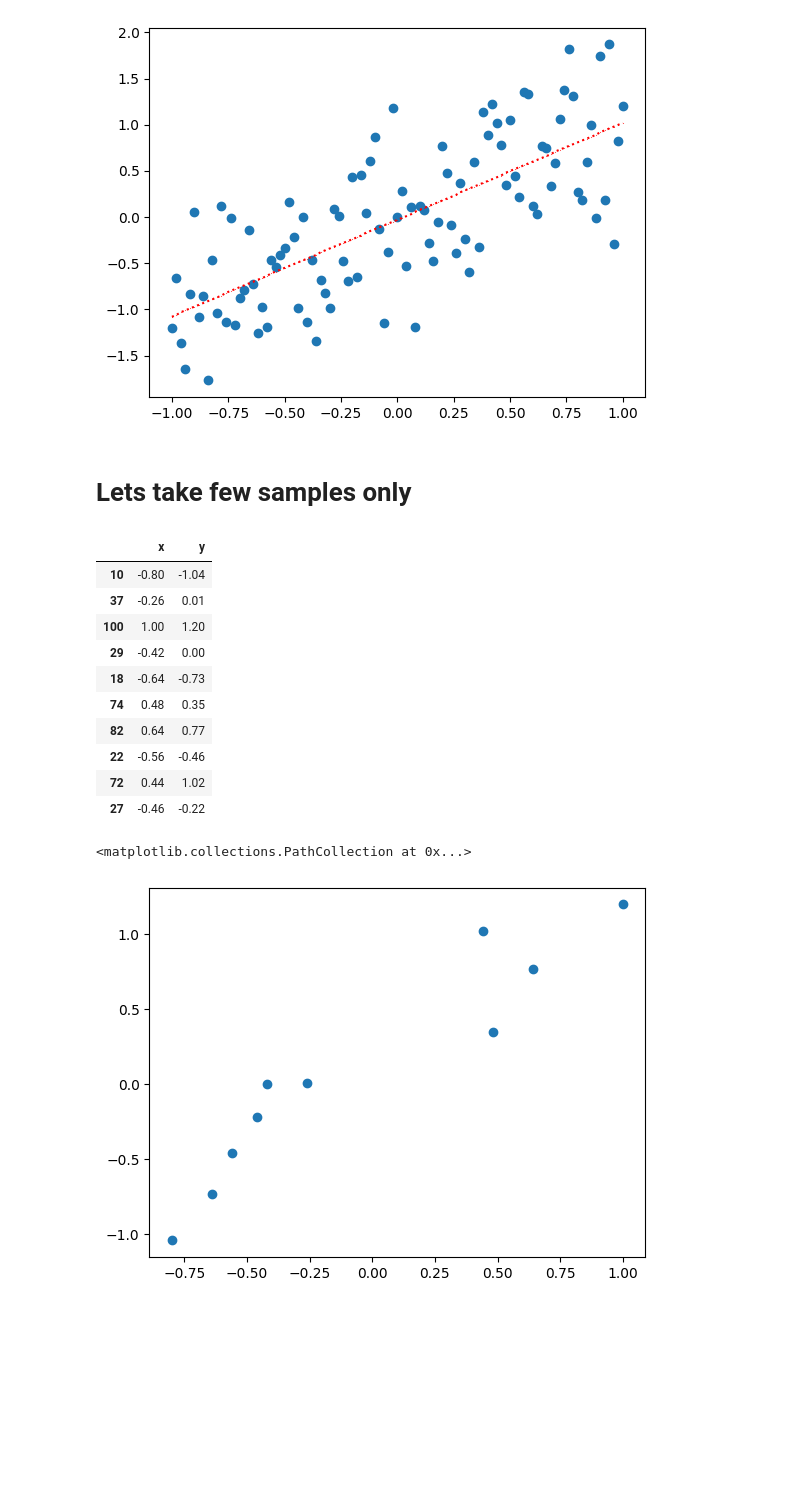
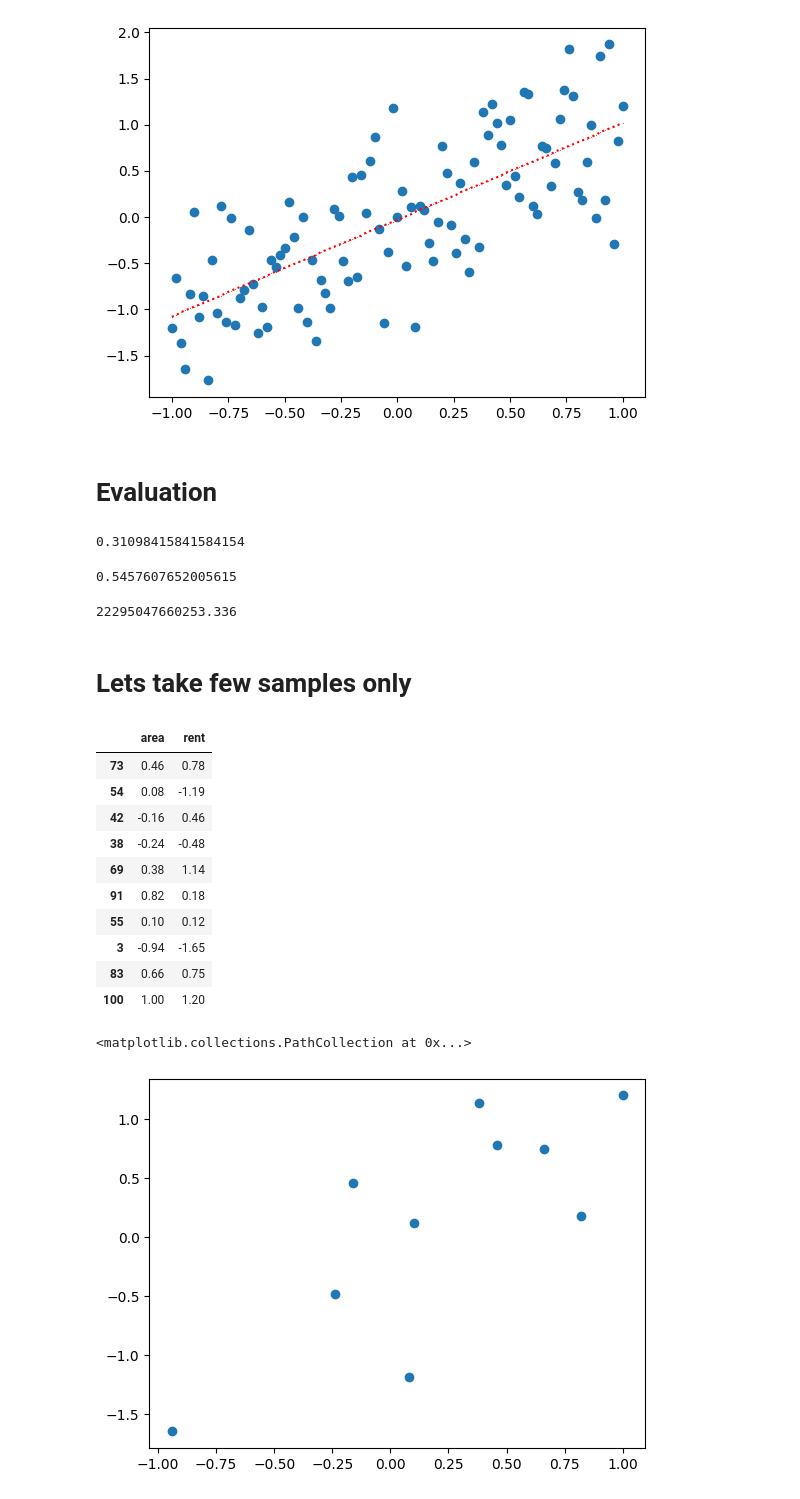
Before and after one commit to syedmahmoodiagents/gct, a Jupyter notebook: 26July/Modelling.ipynb, the cells around one changed output. Saved outputs shown, nothing was run; the diff lists cells and outputs as text; code cells hidden in the pictures; blank space fills up the shorter version.

```diff
--- a/26July/Modelling.ipynb
+++ b/26July/Modelling.ipynb
@@ -23 +7,3 @@ df
+# %%
+df.rename(columns={'x': 'area', 'y': 'rent'}, inplace=True)
 # %%
@@ -82,3 +68,5 @@ plt.plot(df['x'], yp, '*r:', ms=0.1)
 # %% [output]
 [<matplotlib.lines.Line2D at 0x...>]
 [figure]
+# %% [markdown]
+# Evaluation
@@ -85,3 +75,15 @@ plt.plot(df['x'], yp, '*r:', ms=0.1)
+# %%
+mean_squared_error(y, yp)
+# %% [output]
+0.31098415841584154
+# %%
+r2_score(y, yp)
+# %% [output]
+0.5457607652005615
+# %%
+mean_absolute_percentage_error(y, yp)
+# %% [output]
+22295047660253.336
 # %% [markdown]
 # Lets take few samples only
 # %%
@@ -89,19 +91,19 @@ newdf = df.sample(10)
 # %%
 newdf
 # %% [output]
-|  | x | y |
-| 10 | -0.80 | -1.04 |
-| 37 | -0.26 | 0.01 |
+|  | area | rent |
+| 73 | 0.46 | 0.78 |
+| 54 | 0.08 | -1.19 |
+| 42 | -0.16 | 0.46 |
+| 38 | -0.24 | -0.48 |
+| 69 | 0.38 | 1.14 |
+| 91 | 0.82 | 0.18 |
+| 55 | 0.10 | 0.12 |
+| 3 | -0.94 | -1.65 |
+| 83 | 0.66 | 0.75 |
 | 100 | 1.00 | 1.20 |
-| 29 | -0.42 | 0.00 |
-| 18 | -0.64 | -0.73 |
-| 74 | 0.48 | 0.35 |
-| 82 | 0.64 | 0.77 |
-| 22 | -0.56 | -0.46 |
-| 72 | 0.44 | 1.02 |
-| 27 | -0.46 | -0.22 |
 # %%
-plt.scatter(newdf['x'], newdf['y'])
+plt.scatter(newdf['area'], newdf['rent'])
 # %% [output]
 <matplotlib.collections.PathCollection at 0x...>
-[figure, old version]
+[figure, new version]
```
Also changed, not shown: parts of 29 cells of this notebook.
